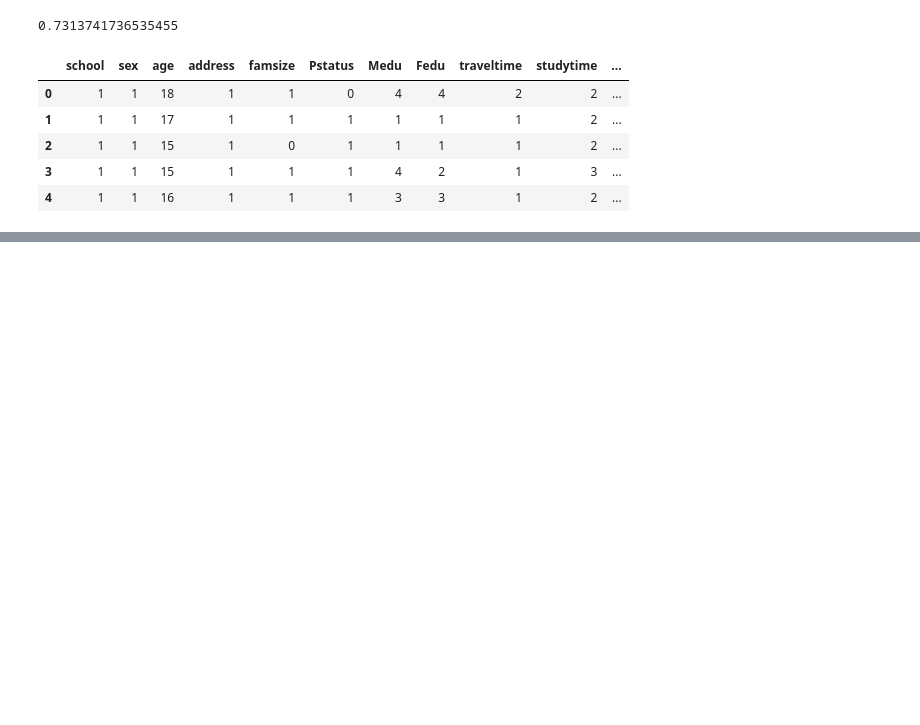
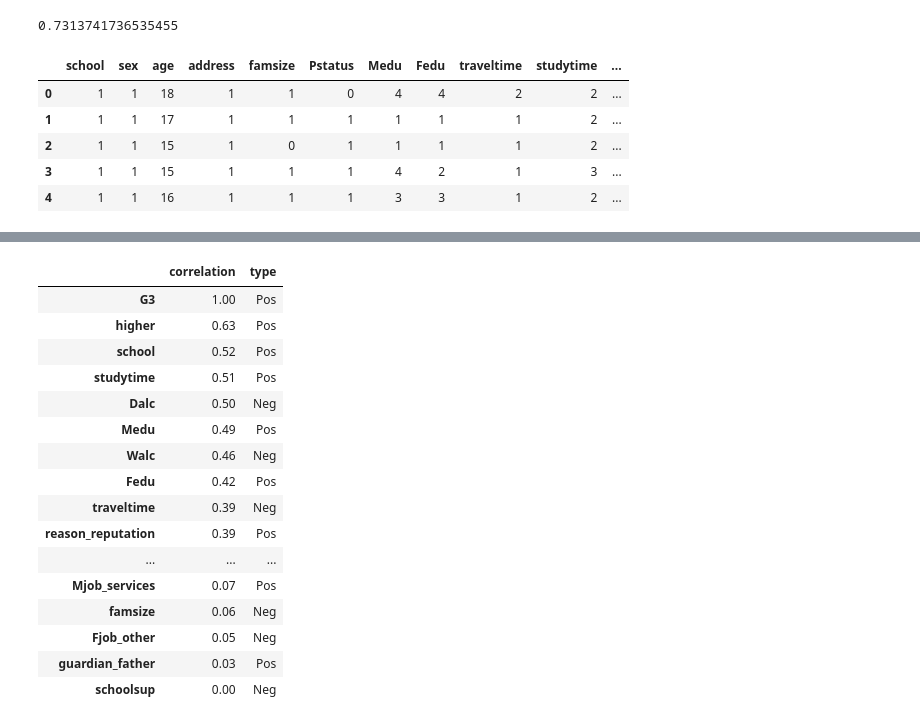
Before and after one commit to albertorekena/education-improvement, a Jupyter notebook: 01.-portuguese-eda.ipynb, the cells around one changed output, grey strips where cells are left out. Saved outputs shown, nothing was run; the diff lists cells and outputs as text; code cells hidden in the pictures; blank space fills up the shorter version.

```diff
--- a/01.-portuguese-eda.ipynb
+++ b/01.-portuguese-eda.ipynb
@@ -348,0 +380,20 @@ pd.to_pickle(df_por,'df_por-modelling-range_G3_5-repaired_G3_0_values.pkl')
+# %%
+print_correlation_table('G3')
+# %% [output]
+|  | correlation | type |
+| G3 | 1.00 | Pos |
+| higher | 0.63 | Pos |
+| school | 0.52 | Pos |
+| studytime | 0.51 | Pos |
+| Dalc | 0.50 | Neg |
+| Medu | 0.49 | Pos |
+| Walc | 0.46 | Neg |
+| Fedu | 0.42 | Pos |
+| traveltime | 0.39 | Neg |
+| reason_reputation | 0.39 | Pos |
+| ... | ... | ... |
+| Mjob_services | 0.07 | Pos |
+| famsize | 0.06 | Neg |
+| Fjob_other | 0.05 | Neg |
+| guardian_father | 0.03 | Pos |
+| schoolsup | 0.00 | Neg |
```
Also changed, not shown: parts of 5 cells of this notebook, 4 other files.
